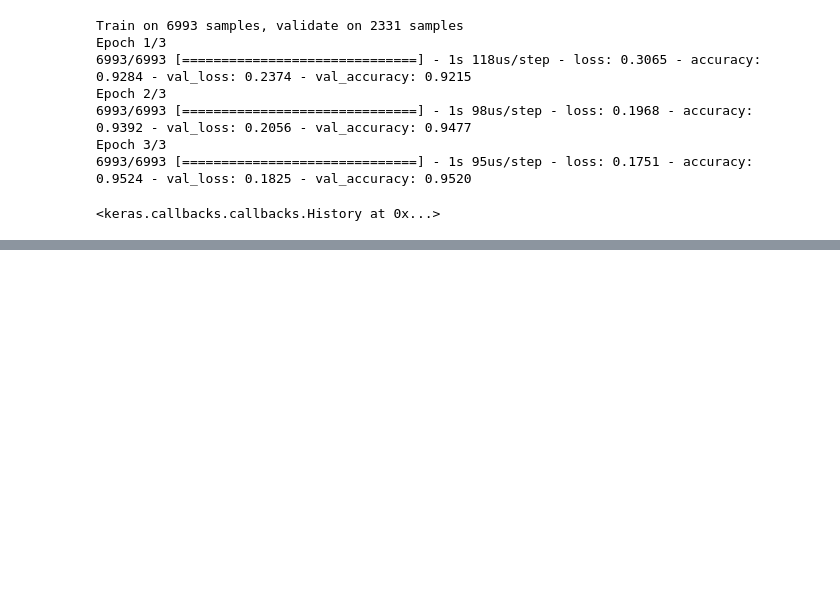
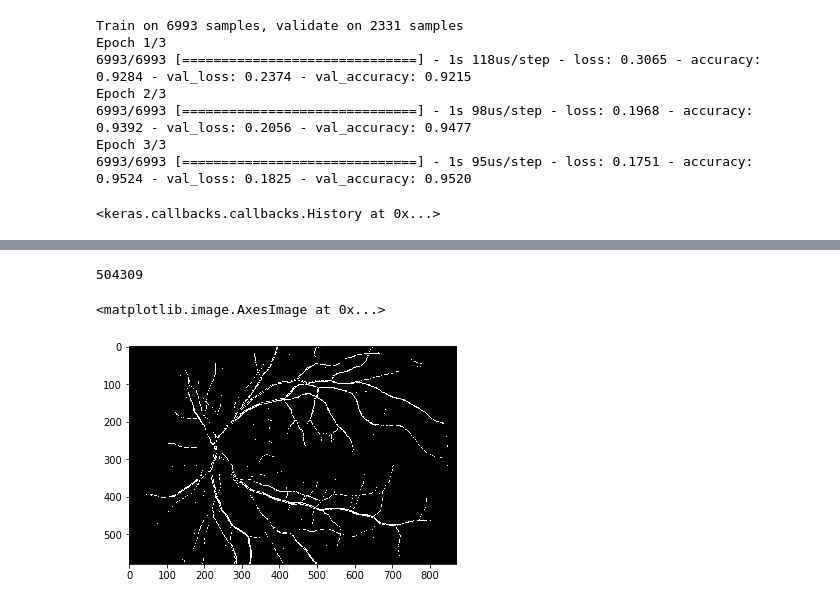
Before and after one commit to weronikagulij/Wykrywanie-naczyn-siatkowki-oka, a Jupyter notebook: Untitled.ipynb, the cells around one changed output, grey strips where cells are left out. Drawn from its saved outputs; the diff is of its cells as text; code cells hidden in the pictures; blank space fills up the shorter version.

```diff
--- a/Untitled.ipynb
+++ b/Untitled.ipynb
@@ -410,0 +457,6 @@ array([0, 5])
+# %%
+def readImage(img_path):
+    img = cv2.imread(img_path)
+    img = cv2.resize(img, (0,0), fx=resize_image_coeff, fy=resize_image_coeff)
+
+    return img
@@ -410,0 +491,3 @@ array([0, 5])
+# %%
+# wytrenuj model
+model.fit(train_data, train_labels,validation_data=(test_data, test_labels), epochs=1)
@@ -410,0 +499,7 @@ array([0, 5])
+# %%
+# wyświetl wynik na nowych obrazkach
+
+img = readImage(img_paths[1])
+ground_truth = readImage(ground_truth_paths[1])
+
+data_x, data_y = getImageValuesAsModelData(img, ground_truth, img_samples_size, 1)
@@ -410,0 +508,38 @@ array([0, 5])
+# %%
+prediction = model.predict(data_x)
+# %%
+print(len(prediction))
+
+from PIL import Image
+
+new_img = []
+# height, width, depth = img.shape
+
+for i in range(0, height - img_samples_size):
+    row = []
+    for j in range(0, width - img_samples_size):
+        index = (width - img_samples_size) * i + j
+        if(prediction[index][0] < prediction[index][1]):
+            row.append(1)
+        else:
+            row.append(0)
+
+    new_img.append(np.array(row))
+
+new_img = np.array(new_img)
+# w, h = 512, 512
+# data = np.zeros((h, w, 3), dtype=np.uint8)
+# data[256, 256] = [255, 0, 0]
+
+# img2 = cv2.cvtColor(img, cv2.COLOR_BGR2GRAY)
+# new_img = Image.fromarray(np.array(new_img))
+# print(new_img)
+X = np.random.random((100, 100))
+# print(X)
+# print(new_img)
+plt.imshow(new_img, cmap="gray")
+# plotImage(new_img, 1)
+# %% [output]
+504309
+<matplotlib.image.AxesImage at 0x...>
+[figure, added]
```
Also changed, not shown: parts of 10 cells of this notebook.
